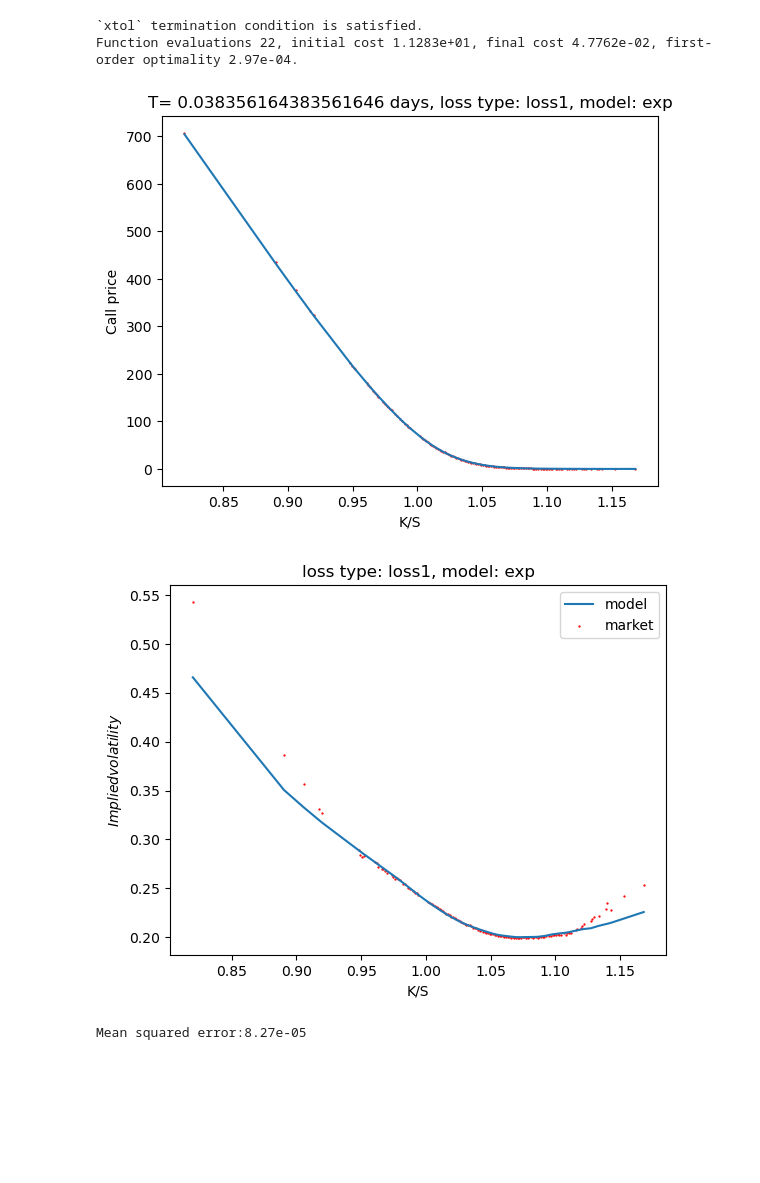
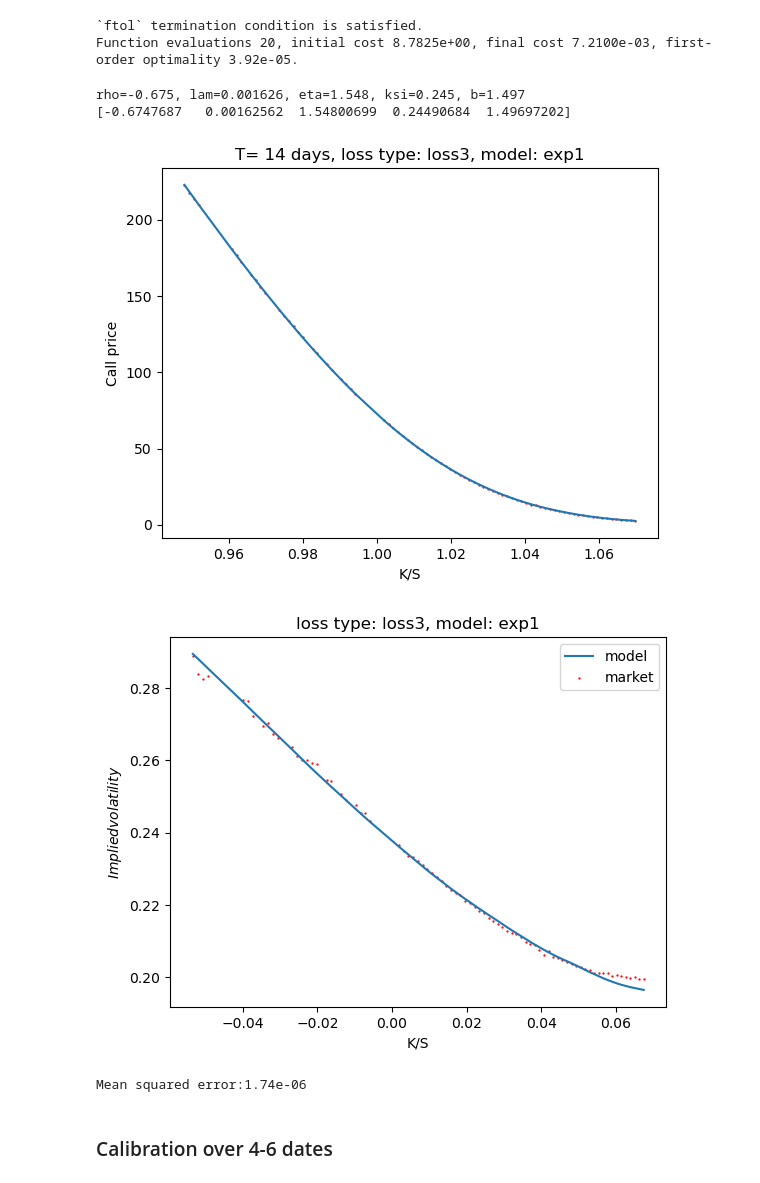
Before and after one commit to GearlessJohn/deep-pricing, a Jupyter notebook: src/simulation_Xt_V1.ipynb, the cells around one changed output. Cells and saved outputs as stored; diff of their text form; code cells hidden in the pictures; blank space fills up the shorter version.

```diff
--- a/src/simulation_Xt_V1.ipynb
+++ b/src/simulation_Xt_V1.ipynb
@@ -420,6 +429,9 @@ def loss_1(x, K, y, S0, T, kernel: str):
 
     if kernel=="iso":
         ST = sample_S_exp_iso(T=T, rho=x[0], v=x[1], epsilon=x[2], H=x[3], ksi=x[4], a0=x[5])[:,:,-1]
+
+    if kernel=="exp1":
+        ST = sample_S_exp(T=T, rho=x[0], lam=x[1], eta=x[2], ksi=x[3], b=x[4], sig="exp")[:,:,-1]
 
     T_unique = np.unique(Ts)
     return np.array([np.mean(np.maximum(S0[i]*ST[T_unique.tolist().index(T[i])]-K[i], 0))-y[i] for i in range(len(y))])
@@ -467,6 +479,9 @@ def loss_3(x, K, y, S0, T, kernel: str):
     if kernel=="iso":
         ST = sample_S_exp_iso(T=T, rho=x[0], v=x[1], epsilon=x[2], H=x[3], ksi=x[4], a0=x[5])[:,:,-1]
 
+    if kernel=="exp1":
+        ST = sample_S_exp(T=T, rho=x[0], lam=x[1], eta=x[2], ksi=x[3], b=x[4], sig="exp")[:,:,-1]
+
     T_unique = np.unique(Ts)
     return np.array([(np.mean(np.maximum(S0[i]*ST[T_unique.tolist().index(T[i])]-K[i], 0))-y[i])/np.sqrt(vega[i]) for i in range(len(y))])
 
@@ -476,9 +491,12 @@ def calibration(Ks, y, S0, T, kernel="frac", loss=loss_1):
         bounds=([-1, 0, 0, 0, 0], [-0.5, 0.5, 2, 2, 2])
     elif kernel=="exp":
         x0=np.array([-0.75, 1, 1, 0.2, 0.5])
-        bounds=([-1, 0, 0, 0, 0], [-0.5, 2, 3, 3, 3])
+        bounds=([-1, 0, 0, 0, 0], [-0.5, 10, 10, 3, 3])
     elif kernel=="iso":
-        x0=np.array([-0.75, 1, 1/52, 0.25, 0.5, 0.5])
-        bounds=([-1, 0, 0, -2, 0, 0], [-0.5, 1.5, 1, 2, 3, 3])
+        x0=np.array([-0.75, (1/52)**(-1/52), 1/52, -1/52+0.5, 0.5, 0.5])
+        bounds=([-1, 0, 0, -3, 0, 0], [-0.5, 1.5, 1, 3, 3, 3])
+    elif kernel=="exp1":
+        x0=np.array([-0.75, 1, 1, 0.2, 1])
+        bounds=([-1, 0, 0, 0, -1], [-0.5, 10, 10, 3, 3])
     return least_squares(loss, x0, bounds=bounds, args=(Ks, y, S0, T, kernel), ftol=1e-9, xtol=1e-9, gtol=1e-9, verbose=1)
 # %% [output]
@@ -492,8 +510,8 @@ def test_implied_vol(S0, T, Ks, call_models, vol_markets, loss_type="1", model="
     vol_models = np.array([implied_volatility_call_bisection(C=call_models[i], S=S0[i], K=Ks[i], T=T[i], r=0, tol=1e-7, max_iterations=1000) for i in range(len(Ks))])
     # vol_markets = np.array([implied_volatility_call_bisection(C=call_markets[i], S=S0, K=Ks[i], T=T, r=0) for i in range(len(Ks))])
 
-    ax.plot(Ks/S0, vol_models, label="model")
-    ax.scatter(Ks/S0, vol_markets, label="market", s=0.4, c="red")
+    ax.plot(np.log(Ks/S0), vol_models, label="model")
+    ax.scatter(np.log(Ks/S0), vol_markets, label="market", s=0.4, c="red")
 
     ax.set_xlabel('K/S')
     ax.set_ylabel('$Implied volatility$')
@@ -543,7 +561,7 @@ print("Chosen maturity:", T)
 data = data[data['T']==T]
 S0 = data['S0'].to_numpy()[0]
 data = data[data['S0']==S0]
-data = data[np.abs((data["K"]-S0)/S0)<0.2]
+data = data[np.abs((data["K"]-S0)/S0)<0.07]
 
 Ks = data['K'].to_numpy()
 S0s = [S0]*len(Ks)
@@ -590,28 +689,35 @@ Mean squared error:0.000239
+# %%
+vol_markets = [implied_volatility_call_bisection(C=call_markets[i], S=S0, K=Ks[i], T=T, r=0) for i in range(len(Ks))]
+vega = np.array([vega_func(S0, Ks[i], T, r=0, sigma = vol_markets[i]) + 1e-8 for i in range(len(Ks))])
+
+res = calibration(Ks=Ks, y=call_markets, S0=S0s, T=Ts, loss=loss_3, kernel="exp1")
+params = res.x
+# %% [output]
+`ftol` termination condition is satisfied.
+Function evaluations 20, initial cost 8.7825e+00, final cost 7.2100e-03, first-order optimality 3.92e-05.
 # %%
-vol_markets = [implied_volatility_call_bisection(C=call_markets[i], S=S0, K=Ks[i], T=T, r=0) for i in range(len(Ks))]
-vega = np.array([vega_func(S0, Ks[i], T, r=0, sigma = vol_markets[i]) + 1e-8 for i in range(len(Ks))])
-
-res = calibration(Ks=Ks, y=call_markets, S0=S0s, T=Ts, loss=loss_3, kernel="exp")
-params = res.x
-
-ST = S0*sample_S_exp(T=Ts, rho=params[0], lam=params[1], eta=params[2], ksi=params[3], a0=params[4])[0,:,-1]
+print(f"rho={params[0]:.3f}, lam={params[1]:.6f}, eta={params[2]:.3f}, ksi={params[3]:.3f}, b={params[4]:.3f} ")
+print(params)
+ST = S0*sample_S_exp(T=Ts, rho=params[0], lam=params[1], eta=params[2], ksi=params[3], b=params[4], sig="exp")[0,:,-1]
 
 call_models = [np.mean(np.maximum(ST-Ks[i], 0))  for i in range(len(Ks))]
 fig = plt.figure()
 ax = fig.add_subplot(111)
 ax.scatter(Ks/S0, call_markets, s=0.4, c="red")
 ax.plot(Ks/S0, call_models, "-")
 
 ax.set_xlabel("K/S")
 ax.set_ylabel("Call price")
-ax.set_title(f"T= {T} days, loss type: loss1, model: exp")
+ax.set_title(f"T= {int(T*365)} days, loss type: loss3, model: exp1")
 plt.show()
 
 
-test_implied_vol(S0=S0s, T=Ts, Ks=Ks, call_models=call_models, vol_markets=vol_markets, model="exp")
+test_implied_vol(S0=S0s, T=Ts, Ks=Ks, call_models=call_models, vol_markets=vol_markets, model="exp1", loss_type=3)
 # %% [output]
-`xtol` termination condition is satisfied.
-Function evaluations 22, initial cost 1.1283e+01, final cost 4.7762e-02, first-order optimality 2.97e-04.
+rho=-0.675, lam=0.001626, eta=1.548, ksi=0.245, b=1.497
+[-0.6747687   0.00162562  1.54800699  0.24490684  1.49697202]
-[figure, old version]
+[figure, new version]
-[figure, old version]
+[figure, new version]
-Mean squared error:8.27e-05
+Mean squared error:1.74e-06
+# %% [markdown]
+### Calibration over 4-6 dates
```
Also changed, not shown: parts of 26 cells of this notebook, 2 other files.
